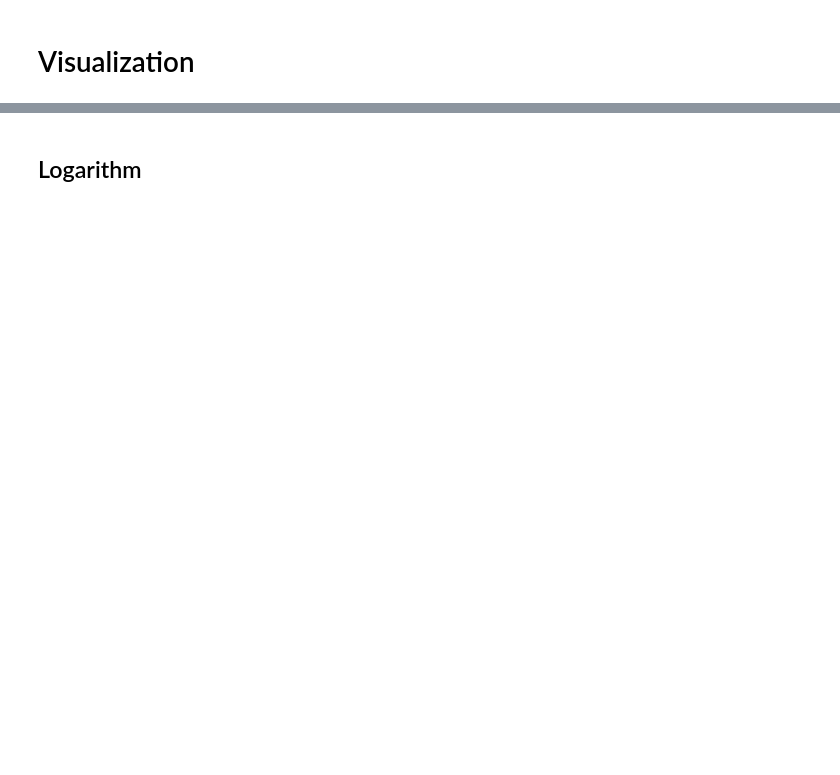
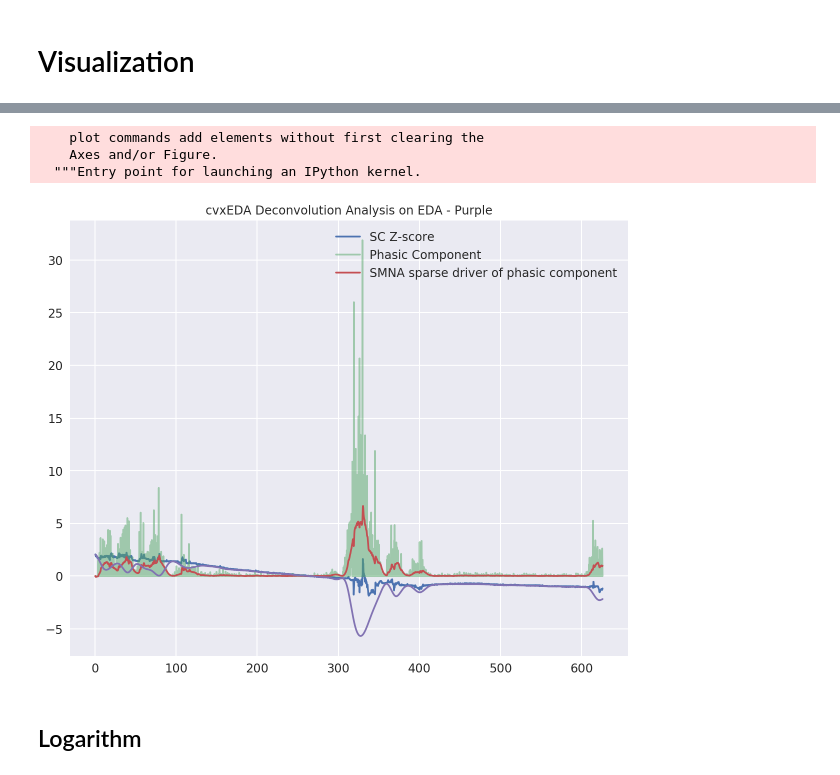
Before and after one commit to haohanwang23/coldshowershower_socialpresence, a Jupyter notebook: new/analysis/analysis2.ipynb, the cells around one changed output, grey strips where cells are left out. Cells and saved outputs as stored; diff of their text form; code cells hidden in the pictures; blank space fills up the shorter version.

```diff
--- a/new/analysis/analysis2.ipynb
+++ b/new/analysis/analysis2.ipynb
@@ -149,0 +168,11 @@ TypeError: unorderable types: numpy.ndarray() > str()
+# %%
+params = {'legend.fontsize': 'large',
+          'figure.figsize': (10, 8),
+         'axes.labelsize': 'large',
+         'axes.titlesize':'large',
+         'xtick.labelsize':'large',
+         'ytick.labelsize':'large'}
+pl.rcParams.update(params)
+# %%
+y4 = np.asarray(cat_4.eda)
+y4[:10]
@@ -149,0 +182,7 @@ TypeError: unorderable types: numpy.ndarray() > str()
+# %%
+yn4 = (y4 - y4.mean()) / y4.std()
+Fs = 4.
+[r4, p4, t4, l4, d4, e4, obj4] = cvxEDA.cvxEDA(yn4, 1./Fs)
+
+# pl.rcParams['figure.figsize'] = (30,20)
+tm4 = pl.arange(1., len(y4)+1.) / Fs
@@ -150,3 +209,20 @@ TypeError: unorderable types: numpy.ndarray() > str()
+# %%
+pl.hold(True)
+pl.plot(tm4, yn4)
+pl.plot(tm4, p4,alpha = 0.5)
+pl.plot(tm4, r4)
+pl.plot(tm4, t4)
+# pl.plot(tm4, p4,alpha = 0.5)
+
+pl.title('cvxEDA Deconvolution Analysis on EDA - Purple')
+pl.legend(['SC Z-score','Phasic Component','SMNA sparse driver of phasic component',
+           ])
+plt.show()
+# %% [output]
+    plot commands add elements without first clearing the
+    Axes and/or Figure.
+  """Entry point for launching an IPython kernel.
+[figure, added]
 # %% [markdown]
 ## Logarithm
 # %%
```
Also changed, not shown: parts of 11 cells of this notebook, 9 other files.
